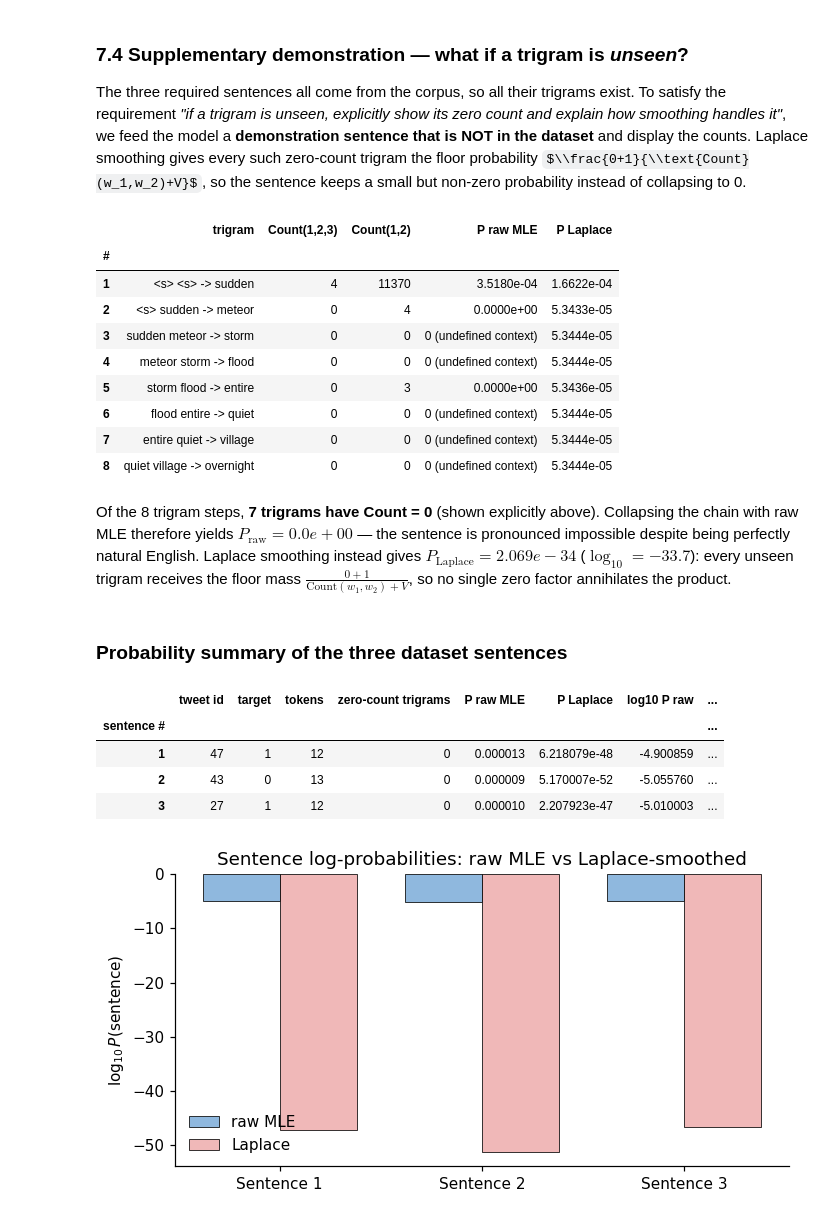
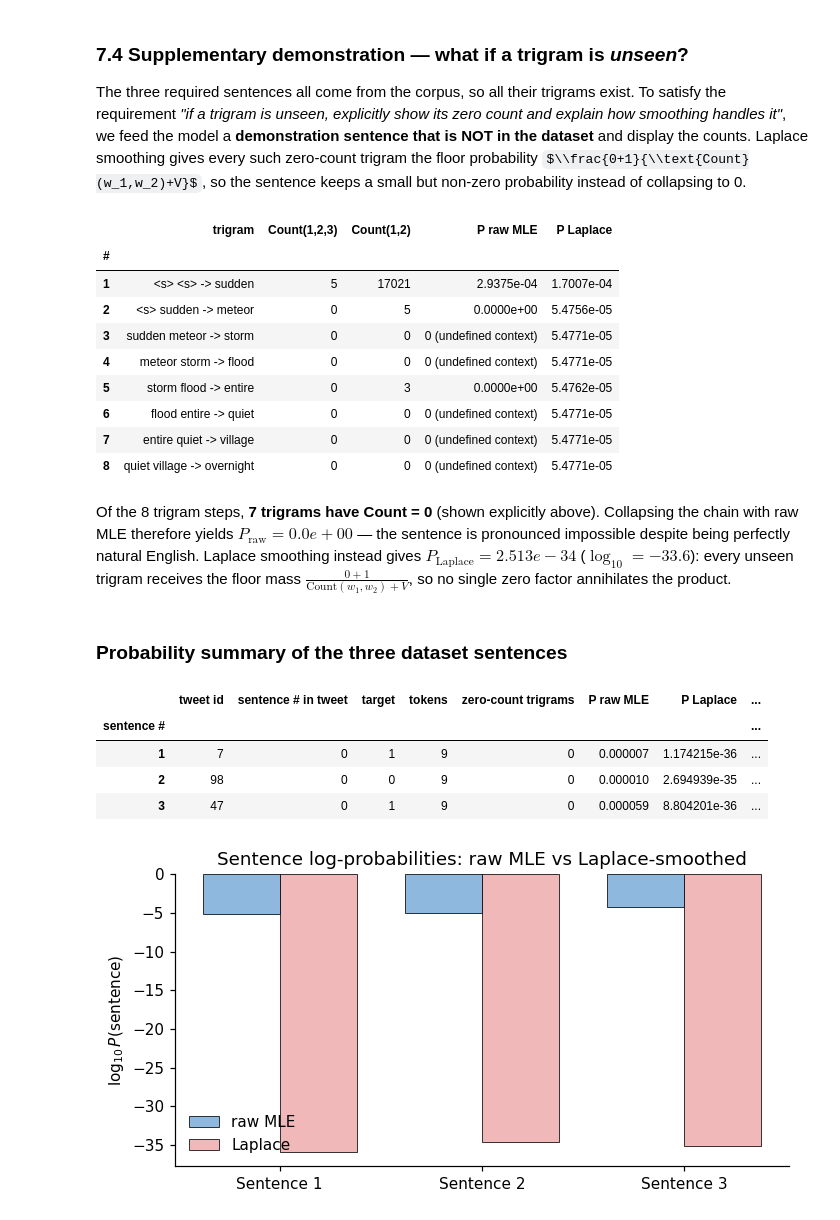
Before and after one commit to AbdoSol1iman/Disaster_Tweets_NLP, a Jupyter notebook: Disaster_Tweets_NLP.ipynb, the cells around one changed output. Cells and saved outputs as stored; diff of their text form; code cells hidden in the pictures; some formulas as TeX source.

```diff
--- a/Disaster_Tweets_NLP.ipynb
+++ b/Disaster_Tweets_NLP.ipynb
@@ -871,9 +1009,9 @@ id   27 | target = 1 (real disaster) | tokens after preprocessing = 12
 def log10_safe(p: float) -> float:
     return math.log10(p) if p > 0 else float("-inf")
 
-def sentence_table(sid: int) -> pd.DataFrame:
+def sentence_table(tweet_id: int, sent_idx: int) -> pd.DataFrame:
     """Trigram-by-trigram probability decomposition of one dataset sentence."""
-    tokens_list = df.at[sid, "tokens"]
+    tokens_list = df.at[tweet_id, "sentence_tokens"][sent_idx]
     seq = [SOS, SOS] + tokens_list
     rows = []
     for pos, (w1, w2, w3) in enumerate(zip(seq, seq[1:], seq[2:]), start=1):
@@ -892,13 +1030,13 @@ def sentence_table(sid: int) -> pd.DataFrame:
     return pd.DataFrame(rows).astype({"#": int})     # ensure integer position column
 
 sentence_results = {}
-for n, sid in enumerate(EXAMPLE_IDS, start=1):
+for n, (tweet_id, sent_idx) in enumerate(EXAMPLE_SENTENCES, start=1):
     display(Markdown(
-        f"### Sentence {n} (tweet id {sid}, target = {df.at[sid, 'target']})\n"
-        f"**Original tweet:** {df.at[sid, 'text']!r}\n\n"
-        f"**Preprocessed (`cleaned_text`):** `{df.at[sid, 'cleaned_text']}`\n\n"
-        f"**Tokens:** `{' | '.join(df.at[sid, 'tokens'])}`"))
-    tbl = sentence_table(sid)
+        f"### Sentence {n} — tweet id {tweet_id}, sentence #{sent_idx}, target = {df.at[tweet_id, 'target']}\n"
+        f"**Original tweet:** {df.at[tweet_id, 'text']!r}\n\n"
+        f"**Selected sentence (the preprocessed one):** `{df.at[tweet_id, 'sentence_texts'][sent_idx]}`\n\n"
+        f"**Tokens:** `{' | '.join(df.at[tweet_id, 'sentence_tokens'][sent_idx])}`"))
+    tbl = sentence_table(tweet_id, sent_idx)
     shown = tbl.copy()
     for col in ("P raw MLE", "P Laplace"):
         shown[col] = tbl[col].map(lambda p: f"{p:.4e}")
@@ -913,7 +1051,8 @@ for n, sid in enumerate(EXAMPLE_IDS, start=1):
         (f"{len(zeros)} (raw MLE = 0 for those steps; Laplace gives each the floor mass 1/(Count(context)+V))."
          if len(zeros) else "none — every trigram was observed in the corpus.")
     ))
-    seq = [SOS, SOS] + df.at[sid, "tokens"]
+    tokens_list = df.at[tweet_id, "sentence_tokens"][sent_idx]
+    seq = [SOS, SOS] + tokens_list
     praw  = float(np.prod([p_mle(*tri) for tri in zip(seq, seq[1:], seq[2:])]))
     plap  = float(np.prod([p_laplace(*tri) for tri in zip(seq, seq[1:], seq[2:])]))
     lraw  = sum(math.log(p_mle(*tri)) for tri in zip(seq, seq[1:], seq[2:]) if p_mle(*tri) > 0) if praw > 0 else float("-inf")
@@ -924,7 +1063,8 @@ for n, sid in enumerate(EXAMPLE_IDS, start=1):
         f"**Complete multiplication (raw MLE):**\n\n$P = {chain} = {praw:.3e}$ → $\\log_{{10}} P = {log10_safe(praw):.1f}$\n\n"
         f"**Complete multiplication (Laplace):**\n\n$P = {chain_l} = {plap:.3e}$ → $\\log_{{10}} P = {math.log10(plap):.1f}$\n\n"
         f"**ln P (natural log, Laplace):** $\\ln P = {llap:.1f}$ — computed by summing per-trigram log-probabilities to avoid underflow."))
-    sentence_results[sid] = {"n": n, "P_raw": praw, "P_laplace": plap, "log_P_raw": lraw, "log_P_laplace": llap,
-                             "chain_raw": chain, "chain_laplace": chain_l,
-                             "unseen_trigrams": len(zeros)}
+    sentence_results[n] = {"tweet_id": tweet_id, "sent_idx": sent_idx,
+                           "P_raw": praw, "P_laplace": plap, "log_P_raw": lraw, "log_P_laplace": llap,
+                           "chain_raw": chain, "chain_laplace": chain_l,
+                           "unseen_trigrams": len(zeros)}
 # %% [output]
@@ -1029,7 +1159,7 @@ The three required sentences all come from the corpus, so all their trigrams exi
 # Section 7.4 — unseen-trigram demonstration (NOT one of the three sentences)
 # ============================================================
 demo_text = "a sudden meteor storm flooded the entire quiet village overnight"
-demo_tokens = preprocess(demo_text)
+demo_tokens = preprocess_sentence(demo_text)
 demo_seq = [SOS, SOS] + demo_tokens
 rows = []
 for pos, (w1, w2, w3) in enumerate(zip(demo_seq, demo_seq[1:], demo_seq[2:]), start=1):
@@ -1055,59 +1185,60 @@ display(Markdown(
 # %% [output]
 |  | trigram | Count(1,2,3) | Count(1,2) | P raw MLE | P Laplace |
 | # |  |  |  |  |  |
-| 1 | <s> <s> -> sudden | 4 | 11370 | 3.5180e-04 | 1.6622e-04 |
-| 2 | <s> sudden -> meteor | 0 | 4 | 0.0000e+00 | 5.3433e-05 |
-| 3 | sudden meteor -> storm | 0 | 0 | 0 (undefined context) | 5.3444e-05 |
-| 4 | meteor storm -> flood | 0 | 0 | 0 (undefined context) | 5.3444e-05 |
-| 5 | storm flood -> entire | 0 | 3 | 0.0000e+00 | 5.3436e-05 |
-| 6 | flood entire -> quiet | 0 | 0 | 0 (undefined context) | 5.3444e-05 |
-| 7 | entire quiet -> village | 0 | 0 | 0 (undefined context) | 5.3444e-05 |
-| 8 | quiet village -> overnight | 0 | 0 | 0 (undefined context) | 5.3444e-05 |
+| 1 | <s> <s> -> sudden | 5 | 17021 | 2.9375e-04 | 1.7007e-04 |
+| 2 | <s> sudden -> meteor | 0 | 5 | 0.0000e+00 | 5.4756e-05 |
+| 3 | sudden meteor -> storm | 0 | 0 | 0 (undefined context) | 5.4771e-05 |
+| 4 | meteor storm -> flood | 0 | 0 | 0 (undefined context) | 5.4771e-05 |
+| 5 | storm flood -> entire | 0 | 3 | 0.0000e+00 | 5.4762e-05 |
+| 6 | flood entire -> quiet | 0 | 0 | 0 (undefined context) | 5.4771e-05 |
+| 7 | entire quiet -> village | 0 | 0 | 0 (undefined context) | 5.4771e-05 |
+| 8 | quiet village -> overnight | 0 | 0 | 0 (undefined context) | 5.4771e-05 |
-Of the 8 trigram steps, **7 trigrams have Count = 0** (shown explicitly above). Collapsing the chain with raw MLE therefore yields $P_{\text{raw}} = 0.0e+00$ — the sentence is pronounced impossible despite being perfectly natural English. Laplace smoothing instead gives $P_{\text{Laplace}} = 2.069e-34$ ($\log_{10} = -33.7$): every unseen trigram receives the floor mass $\frac{0+1}{\text{Count}(w_1,w_2)+V}$, so no single zero factor annihilates the product.
+Of the 8 trigram steps, **7 trigrams have Count = 0** (shown explicitly above). Collapsing the chain with raw MLE therefore yields $P_{\text{raw}} = 0.0e+00$ — the sentence is pronounced impossible despite being perfectly natural English. Laplace smoothing instead gives $P_{\text{Laplace}} = 2.513e-34$ ($\log_{10} = -33.6$): every unseen trigram receives the floor mass $\frac{0+1}{\text{Count}(w_1,w_2)+V}$, so no single zero factor annihilates the product.
 # %% [markdown]
 ### Probability summary of the three dataset sentences
 # %%
 # ============================================================
 # Section 7 — final comparison table + visualisation
 # ============================================================
 summary_rows = []
-for n, sid in enumerate(EXAMPLE_IDS, start=1):
-    r = sentence_results[sid]
+for n, (tweet_id, sent_idx) in enumerate(EXAMPLE_SENTENCES, start=1):
+    r = sentence_results[n]
     summary_rows.append({
         "sentence #": n,
-        "tweet id": sid,
-        "target": df.at[sid, "target"],
-        "tokens": len(df.at[sid, "tokens"]),
+        "tweet id": tweet_id,
+        "sentence # in tweet": sent_idx,
+        "target": df.at[tweet_id, "target"],
+        "tokens": len(df.at[tweet_id, "sentence_tokens"][sent_idx]),
         "zero-count trigrams": r["unseen_trigrams"],
         "P raw MLE": r["P_raw"],
         "P Laplace": r["P_laplace"],
         "log10 P raw": log10_safe(r["P_raw"]),
         "log10 P Laplace": math.log10(r["P_laplace"]),
     })
 results_summary = pd.DataFrame(summary_rows).set_index("sentence #")
 display(results_summary)
 
 fig, ax = plt.subplots(figsize=(6.5, 3.4))
-x = np.arange(len(EXAMPLE_IDS))
+x = np.arange(len(EXAMPLE_SENTENCES))
 width = 0.38
-raw_vals  = [log10_safe(sentence_results[s]["P_raw"]) for s in EXAMPLE_IDS]
-lap_vals  = [math.log10(sentence_results[s]["P_laplace"]) for s in EXAMPLE_IDS]
+raw_vals  = [log10_safe(sentence_results[n]["P_raw"]) for n in range(1, 4)]
+lap_vals  = [math.log10(sentence_results[n]["P_laplace"]) for n in range(1, 4)]
 ax.bar(x - width / 2, raw_vals, width, label="raw MLE",  color="#8fb8de", edgecolor="black", linewidth=0.5)
 ax.bar(x + width / 2, lap_vals, width, label="Laplace",  color="#f0b8b8", edgecolor="black", linewidth=0.5)
 ax.set_xticks(x)
 ax.set_xticklabels([f"Sentence {n}" for n in range(1, 4)])
 ax.set_ylabel(r"$\log_{10} P(\text{sentence})$")
 ax.set_title("Sentence log-probabilities: raw MLE vs Laplace-smoothed")
 ax.legend(frameon=False)
 plt.tight_layout()
 plt.show()
 # %% [output]
-|  | tweet id | target | tokens | zero-count trigrams | P raw MLE | P Laplace | log10 P raw | ... |
+|  | tweet id | sentence # in tweet | target | tokens | zero-count trigrams | P raw MLE | P Laplace | ... |
 | sentence # |  |  |  |  |  |  |  | ... |
-| 1 | 47 | 1 | 12 | 0 | 0.000013 | 6.218079e-48 | -4.900859 | ... |
-| 2 | 43 | 0 | 13 | 0 | 0.000009 | 5.170007e-52 | -5.055760 | ... |
-| 3 | 27 | 1 | 12 | 0 | 0.000010 | 2.207923e-47 | -5.010003 | ... |
+| 1 | 7 | 0 | 1 | 9 | 0 | 0.000007 | 1.174215e-36 | ... |
+| 2 | 98 | 0 | 0 | 9 | 0 | 0.000010 | 2.694939e-35 | ... |
+| 3 | 47 | 0 | 1 | 9 | 0 | 0.000059 | 8.804201e-36 | ... |
-[figure, old version]
+[figure, new version]
 # %% [markdown]
 ## 8. Exporting the Outputs
 The project folder receives three CSV deliverables (all values computed live above):
```
Also changed, not shown: parts of 30 cells of this notebook, 4 other files.
